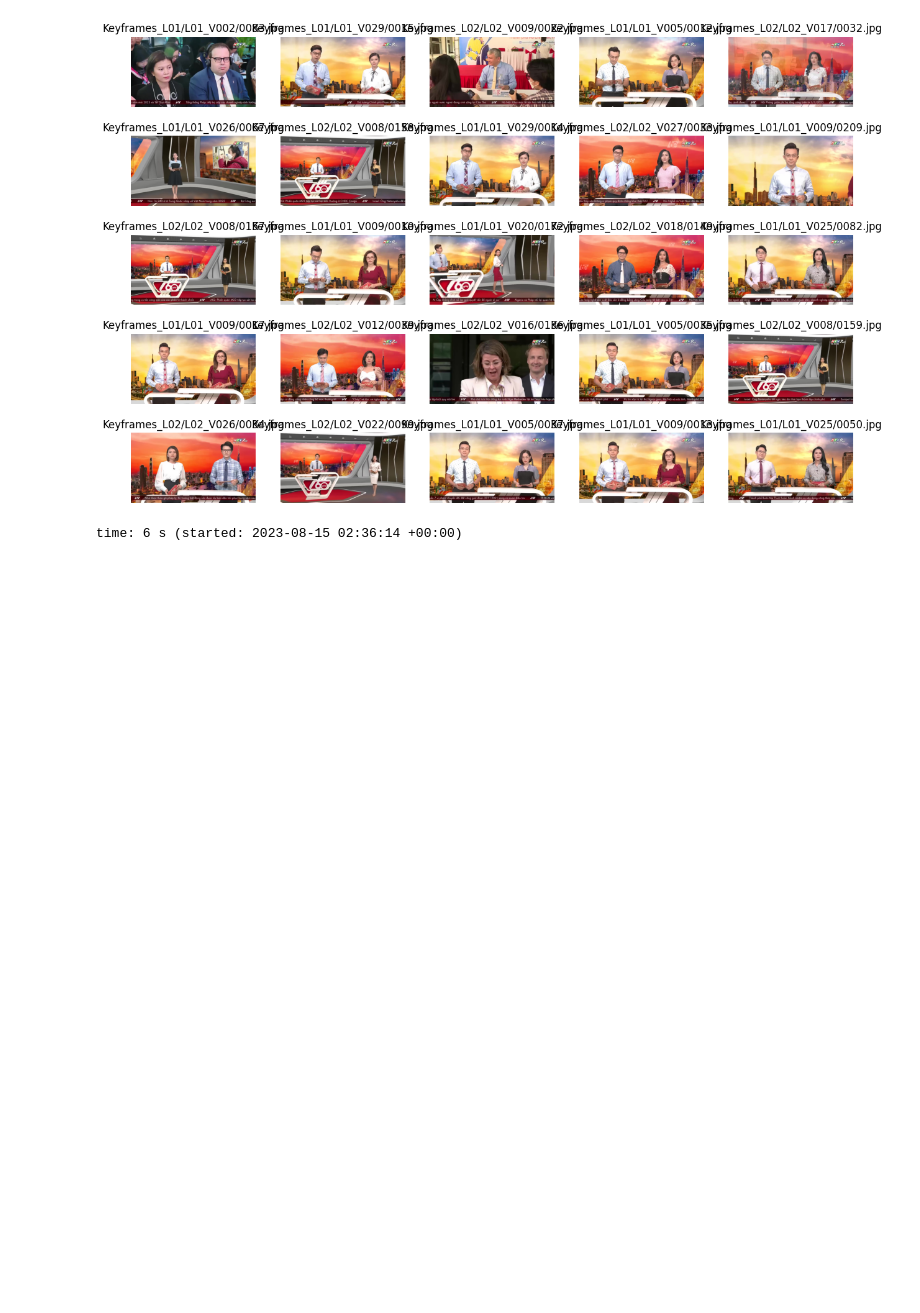
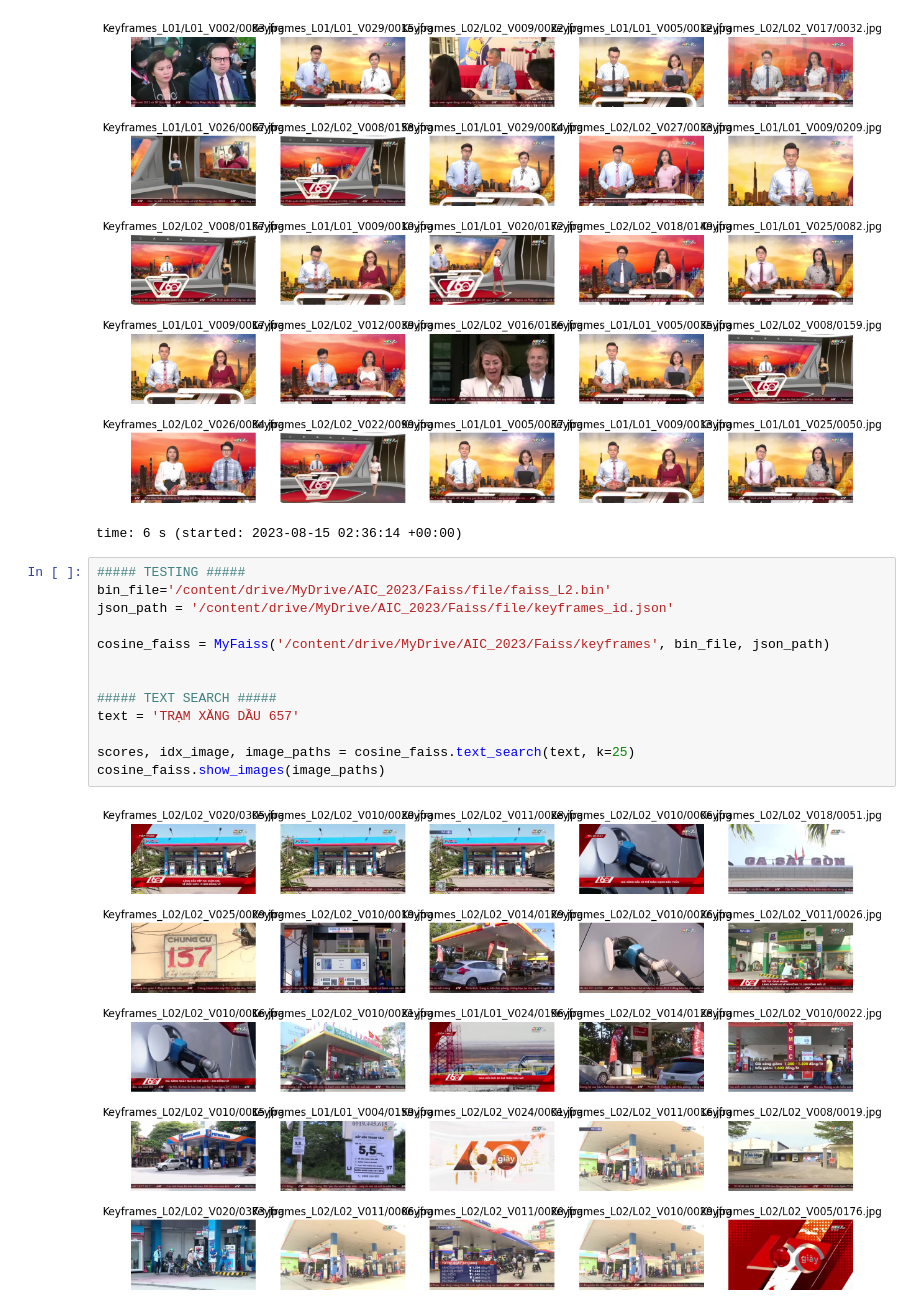
Before and after one commit to aTunass/AIC_2023, a Jupyter notebook: notebook/Faiss_BLIP.ipynb, the cells around one changed output. Cells and saved outputs as stored; diff of their text form; blank space fills up the shorter version.

```diff
--- a/notebook/Faiss_BLIP.ipynb
+++ b/notebook/Faiss_BLIP.ipynb
@@ -441,3 +436,18 @@ cosine_faiss.show_images(image_paths)
 # %% [output]
 [figure]
 time: 6 s (started: 2023-08-15 02:36:14 +00:00)
+# %%
+##### TESTING #####
+bin_file='/content/drive/MyDrive/AIC_2023/Faiss/file/faiss_L2.bin'
+json_path = '/content/drive/MyDrive/AIC_2023/Faiss/file/keyframes_id.json'
+
+cosine_faiss = MyFaiss('/content/drive/MyDrive/AIC_2023/Faiss/keyframes', bin_file, json_path)
+
+
+##### TEXT SEARCH #####
+text = 'TRẠM XĂNG DẦU 657'
+
+scores, idx_image, image_paths = cosine_faiss.text_search(text, k=25)
+cosine_faiss.show_images(image_paths)
+# %% [output]
+[figure, added]
```
Also changed, not shown: parts of 5 cells of this notebook.
